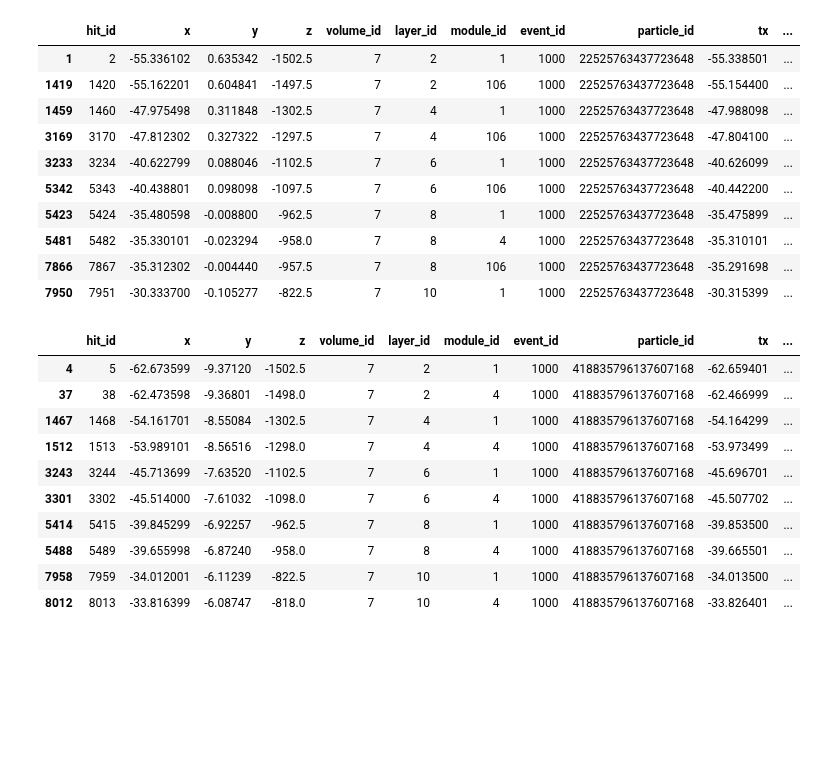
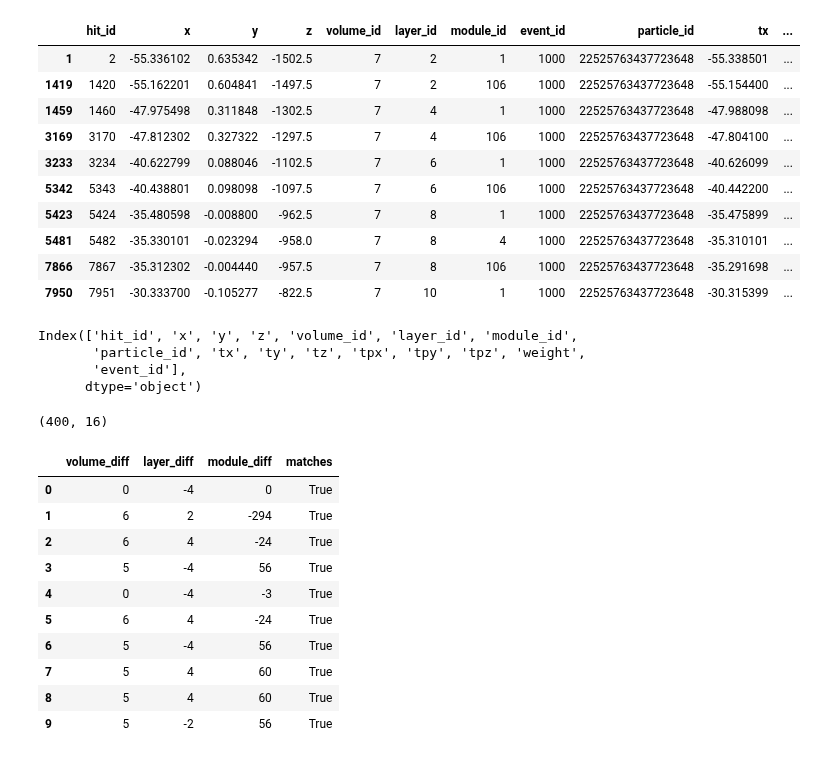
Before and after one commit to jonnor/datascience-master, a Jupyter notebook: trackml/Particles.ipynb, the cells around one changed output. Cells and saved outputs as stored; diff of their text form; code cells hidden in the pictures; blank space fills up the shorter version.

```diff
--- a/trackml/Particles.ipynb
+++ b/trackml/Particles.ipynb
@@ -63,17 +56,10 @@ events[events['particle_id'] == 22525763437723648]
 | 5481 | 5482 | -35.330101 | -0.023294 | -958.0 | 7 | 8 | 4 | 1000 | 22525763437723648 | -35.310101 | ... |
 | 7866 | 7867 | -35.312302 | -0.004440 | -957.5 | 7 | 8 | 106 | 1000 | 22525763437723648 | -35.291698 | ... |
 | 7950 | 7951 | -30.333700 | -0.105277 | -822.5 | 7 | 10 | 1 | 1000 | 22525763437723648 | -30.315399 | ... |
-# %%
-events[events['particle_id'] == 418835796137607168]
-# %% [output]
-|  | hit_id | x | y | z | volume_id | layer_id | module_id | event_id | particle_id | tx | ... |
-| 4 | 5 | -62.673599 | -9.37120 | -1502.5 | 7 | 2 | 1 | 1000 | 418835796137607168 | -62.659401 | ... |
-| 37 | 38 | -62.473598 | -9.36801 | -1498.0 | 7 | 2 | 4 | 1000 | 418835796137607168 | -62.466999 | ... |
-| 1467 | 1468 | -54.161701 | -8.55084 | -1302.5 | 7 | 4 | 1 | 1000 | 418835796137607168 | -54.164299 | ... |
-| 1512 | 1513 | -53.989101 | -8.56516 | -1298.0 | 7 | 4 | 4 | 1000 | 418835796137607168 | -53.973499 | ... |
-| 3243 | 3244 | -45.713699 | -7.63520 | -1102.5 | 7 | 6 | 1 | 1000 | 418835796137607168 | -45.696701 | ... |
-| 3301 | 3302 | -45.514000 | -7.61032 | -1098.0 | 7 | 6 | 4 | 1000 | 418835796137607168 | -45.507702 | ... |
-| 5414 | 5415 | -39.845299 | -6.92257 | -962.5 | 7 | 8 | 1 | 1000 | 418835796137607168 | -39.853500 | ... |
-| 5488 | 5489 | -39.655998 | -6.87240 | -958.0 | 7 | 8 | 4 | 1000 | 418835796137607168 | -39.665501 | ... |
-| 7958 | 7959 | -34.012001 | -6.11239 | -822.5 | 7 | 10 | 1 | 1000 | 418835796137607168 | -34.013500 | ... |
-| 8012 | 8013 | -33.816399 | -6.08747 | -818.0 | 7 | 10 | 4 | 1000 | 418835796137607168 | -33.826401 | ... |
+# %%
+events.columns
+# %% [output]
+Index(['hit_id', 'x', 'y', 'z', 'volume_id', 'layer_id', 'module_id',
+       'particle_id', 'tx', 'ty', 'tz', 'tpx', 'tpy', 'tpz', 'weight',
+       'event_id'],
+      dtype='object')
@@ -79,0 +72,20 @@ events[events['particle_id'] == 418835796137607168]
+# %%
+# Sample hits for training, a mix of hits from same track and from different
+# TODO: allow to specify mix, instead of assuming 50%
+def training_sample(hits, n_particles, n_hits, random_state=None):
+    hits = events
+    particles = hits['particle_id'].sample(n=n_particles, random_state=random_state)
+    samples = []
+    for particle in particles:
+        matches = hits[hits['particle_id'] == particle].sample(n=n_hits, replace=True, random_state=random_state)
+        #nonmatches = hits[hits['particle_id'] != particle].sample(n=n_hits//2, replace=True, random_state=random_state)
+        samples.append(matches)
+        #samples.append(nonmatches)
+
+    samples = pandas.concat(samples)
+    return samples
+
+t = training_sample(events, 20, 20)
+t.shape
+# %% [output]
+(400, 16)
@@ -79,0 +94,26 @@ events[events['particle_id'] == 418835796137607168]
+# %%
+def pair_features(pairs):
+    features = pandas.DataFrame()
+
+    # rough proxies of
+    features['volume_diff'] = pairs['volume_id_a'] - pairs['volume_id_b']
+    features['layer_diff'] = pairs['layer_id_a'] - pairs['layer_id_b']
+    features['module_diff'] = pairs['module_id_a'] - pairs['module_id_b']
+
+    return features
+
+data = pair_features(pairs)
+data['matches'] = pairs['particle_id_a'] == pairs['particle_id_b']
+data.head(n=10)
+# %% [output]
+|  | volume_diff | layer_diff | module_diff | matches |
+| 0 | 0 | -4 | 0 | True |
+| 1 | 6 | 2 | -294 | True |
+| 2 | 6 | 4 | -24 | True |
+| 3 | 5 | -4 | 56 | True |
+| 4 | 0 | -4 | -3 | True |
+| 5 | 6 | 4 | -24 | True |
+| 6 | 5 | -4 | 56 | True |
+| 7 | 5 | 4 | 60 | True |
+| 8 | 5 | 4 | 60 | True |
+| 9 | 5 | -2 | 56 | True |
```
Also changed, not shown: parts of 14 cells of this notebook, 3 other files.
